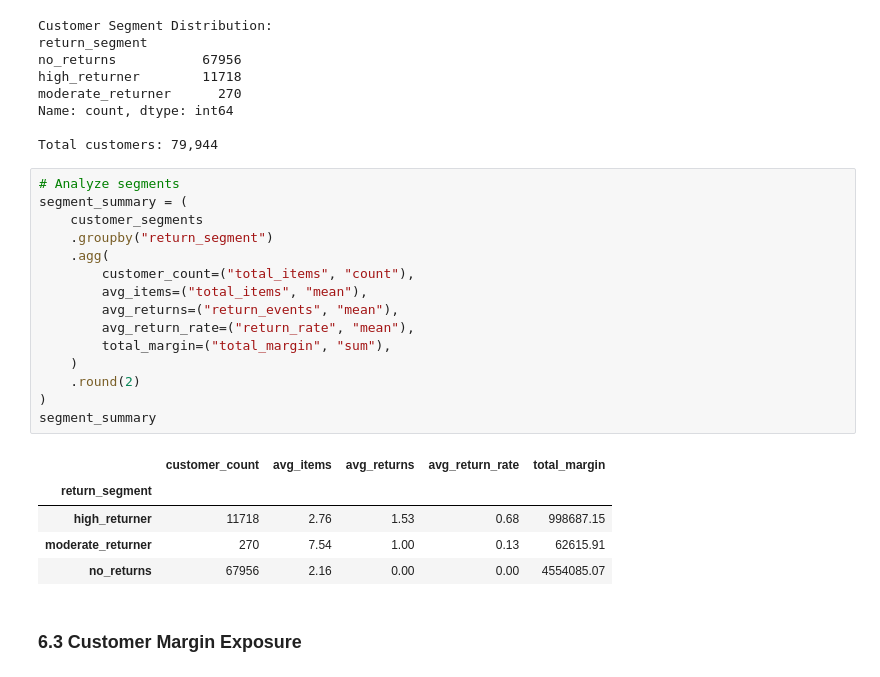
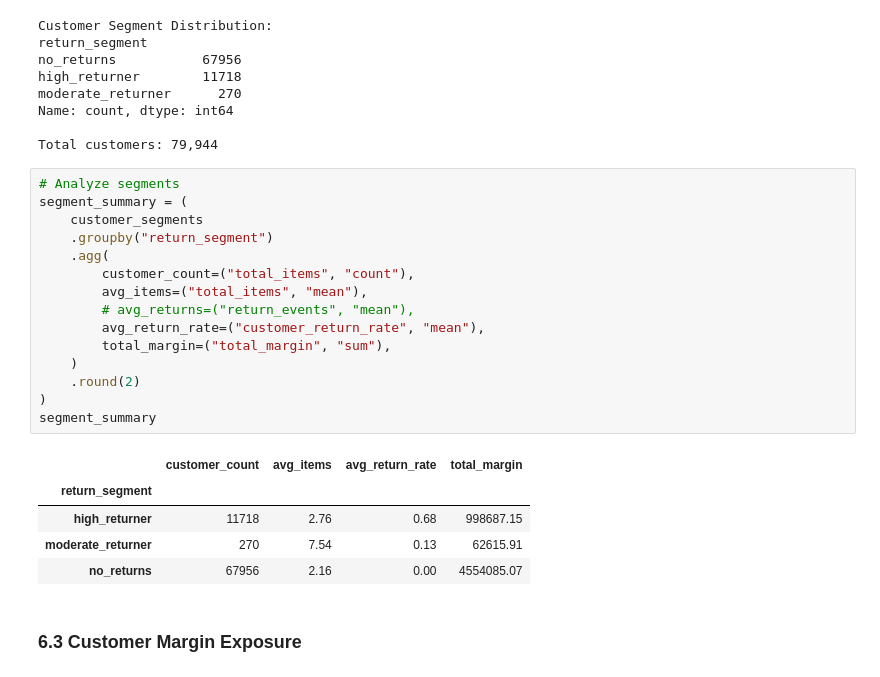
Before and after one commit to kojounfc/unfc-capstone-project-1, a Jupyter notebook: notebooks/profit_erosion_analysis.ipynb, the cells around one changed output. Cells and saved outputs as stored; diff of their text form.

```diff
--- a/notebooks/profit_erosion_analysis.ipynb
+++ b/notebooks/profit_erosion_analysis.ipynb
@@ -419,24 +780,24 @@ Total customers: 79,944
 # %%
 # Analyze segments
 segment_summary = (
     customer_segments
     .groupby("return_segment")
     .agg(
         customer_count=("total_items", "count"),
         avg_items=("total_items", "mean"),
-        avg_returns=("return_events", "mean"),
-        avg_return_rate=("return_rate", "mean"),
+        # avg_returns=("return_events", "mean"),
+        avg_return_rate=("customer_return_rate", "mean"),
         total_margin=("total_margin", "sum"),
     )
     .round(2)
 )
 segment_summary
 # %% [output]
-|  | customer_count | avg_items | avg_returns | avg_return_rate | total_margin |
-| return_segment |  |  |  |  |  |
-| high_returner | 11718 | 2.76 | 1.53 | 0.68 | 998687.15 |
-| moderate_returner | 270 | 7.54 | 1.00 | 0.13 | 62615.91 |
-| no_returns | 67956 | 2.16 | 0.00 | 0.00 | 4554085.07 |
+|  | customer_count | avg_items | avg_return_rate | total_margin |
+| return_segment |  |  |  |  |
+| high_returner | 11718 | 2.76 | 0.68 | 998687.15 |
+| moderate_returner | 270 | 7.54 | 0.13 | 62615.91 |
+| no_returns | 67956 | 2.16 | 0.00 | 4554085.07 |
 # %% [markdown]
 ### 6.3 Customer Margin Exposure
 # %%
```
Also changed, not shown: parts of 19 cells of this notebook.
